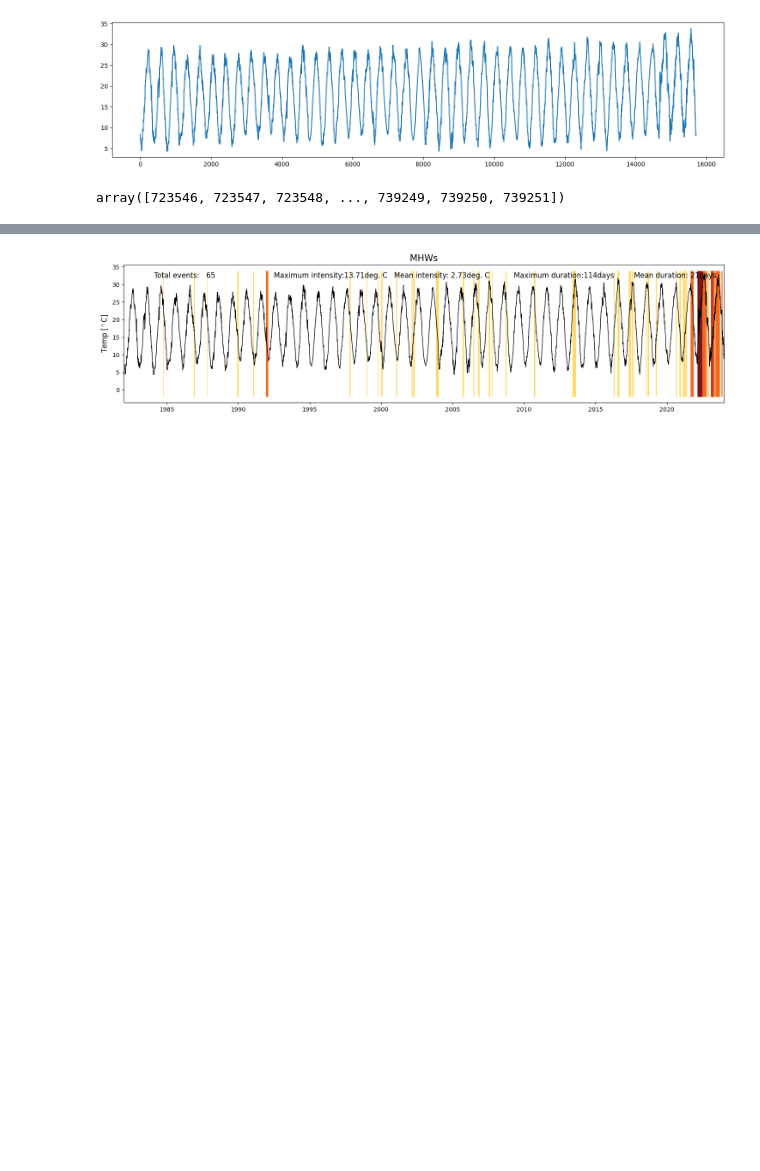
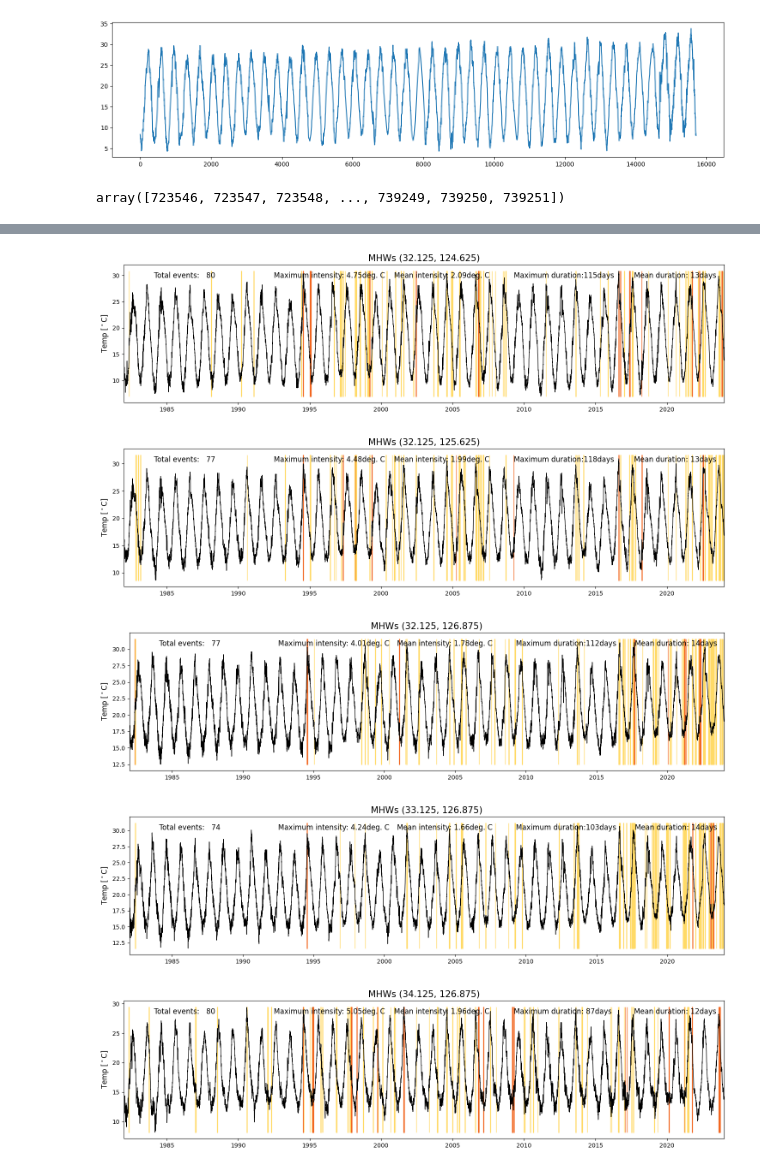
Before and after one commit to astatinegithub/2303_oceanbigdata_project, a Jupyter notebook: MHW_defind_learn.ipynb, the cells around one changed output, grey strips where cells are left out. Drawn from its saved outputs; the diff is of its cells as text; code cells hidden in the pictures; blank space fills up the shorter version.

Commit message:
add other region plot

```diff
--- a/MHW_defind_learn.ipynb
+++ b/MHW_defind_learn.ipynb
@@ -42,7 +42,7 @@ sst.sel(time='2011-01-01', lat=30.125, lon=120.625).values
 array(11.21, dtype=float32)
 # %%
 start_year = 1982
-end_year = 2011
+end_year = 2024
 # %%
 from datetime import datetime, timedelta
 
@@ -108,37 +125,51 @@ col_cat3 =  (203/255, 56/255, 38/255) # Severe
 col_cat4 =  (127/255, 20/255, 22/255)# Extreme
 
 ###
-fig = plt.figure(figsize=(15,4))
-ax = plt.subplot(1,1,1)
-plt.title('MHWs', size=15)
-plt.plot(year_datetime_list, c_sst, 'k-', linewidth=1)
+def make_mhw_plot(lat, lon, date_time_list: list= year_datetime_list, start_y=start_year, end_y=end_year) -> None:
+    sst_ = sst.sel(time=year_list, lat=lat, lon=lon).values
+    Time_Period = [start_year, end_year]
+    mhws, clim = mhw_v2.detect(t, sst_, climatologyPeriod = Time_Period, MHWPeriod = Time_Period, smoothPercentileWidth = 31, pctile = 90)
+    fig = plt.figure(figsize=(15,4))
+    ax = plt.subplot(1,1,1)
+    plt.title(f'MHWs {lat, lon}', size=15)
+    plt.plot(date_time_list, sst_, 'k-', linewidth=1)
 
-# Fill events
-for i in range(mhws['n_events']):
-    t1 = np.where(t==mhws['time_start'][i])[0][0]
-    t2 = np.where(t==mhws['time_end'][i])[0][0]
-    if mhws['category'][i] == 'Moderate':
-        plt.fill_between(year_datetime_list[t1:t2+1], np.nanmin(sst), np.nanmax(sst), color=col_cat1)
-    if mhws['category'][i] == 'Strong':
-        plt.fill_between(year_datetime_list[t1:t2+1], np.nanmin(sst), np.nanmax(sst), color=col_cat2)
-    if mhws['category'][i] == 'Severe':
-        plt.fill_between(year_datetime_list[t1:t2+1], np.nanmin(sst), np.nanmax(sst), color=col_cat3)
-    if mhws['category'][i] == 'Extreme':
-        plt.fill_between(year_datetime_list[t1:t2+1], np.nanmin(sst), np.nanmax(sst), color=col_cat4)
+    # Fill events
+    for i in range(mhws['n_events']):
+        t1 = np.where(t==mhws['time_start'][i])[0][0]
+        t2 = np.where(t==mhws['time_end'][i])[0][0]
+        if mhws['category'][i] == 'Moderate':
+            plt.fill_between(date_time_list[t1:t2+1], np.nanmin(sst_), np.nanmax(sst_), color=col_cat1)
+        if mhws['category'][i] == 'Strong':
+            plt.fill_between(date_time_list[t1:t2+1], np.nanmin(sst_), np.nanmax(sst_), color=col_cat2)
+        if mhws['category'][i] == 'Severe':
+            plt.fill_between(date_time_list[t1:t2+1], np.nanmin(sst_), np.nanmax(sst_), color=col_cat3)
+        if mhws['category'][i] == 'Extreme':
+            plt.fill_between(date_time_list[t1:t2+1], np.nanmin(sst_), np.nanmax(sst_), color=col_cat4)
 
 
-# Stats
-plt.text(0.05, 0.92,'Total events:' + "{:5.0f}".format(mhws['n_events']), ha='left', va='center', transform=ax.transAxes,size=12)
-plt.text(0.25, 0.92,'Maximum intensity:' + "{:5.2f}".format(np.max(mhws['intensity_max'])) + 'deg. C', ha='left', va='center', transform=ax.transAxes,size=12)
-plt.text(0.45, 0.92,'Mean intensity:' + "{:5.2f}".format(np.mean(mhws['intensity_mean'])) + 'deg. C', ha='left', va='center', transform=ax.transAxes,size=12)
-plt.text(0.65, 0.92,'Maximum duration:' + "{:3.0f}".format(np.max(mhws['duration'])) + 'days', ha='left', va='center', transform=ax.transAxes,size=12)
-plt.text(0.85, 0.92,'Mean duration:' + "{:3.0f}".format(np.mean(mhws['duration'])) + 'days', ha='left', va='center', transform=ax.transAxes,size=12)
+    # Stats
+    plt.text(0.05, 0.92,'Total events:' + "{:5.0f}".format(mhws['n_events']), ha='left', va='center', transform=ax.transAxes,size=12)
+    plt.text(0.25, 0.92,'Maximum intensity:' + "{:5.2f}".format(np.max(mhws['intensity_max'])) + 'deg. C', ha='left', va='center', transform=ax.transAxes,size=12)
+    plt.text(0.45, 0.92,'Mean intensity:' + "{:5.2f}".format(np.mean(mhws['intensity_mean'])) + 'deg. C', ha='left', va='center', transform=ax.transAxes,size=12)
+    plt.text(0.65, 0.92,'Maximum duration:' + "{:3.0f}".format(np.max(mhws['duration'])) + 'days', ha='left', va='center', transform=ax.transAxes,size=12)
+    plt.text(0.85, 0.92,'Mean duration:' + "{:3.0f}".format(np.mean(mhws['duration'])) + 'days', ha='left', va='center', transform=ax.transAxes,size=12)
 
 
-plt.ylabel(r'Temp [$^\circ$C]',size=12)
-plt.xlim(datetime.datetime(start_year,1,1), datetime.datetime(end_year,1,1))
-plt.tight_layout()
+    plt.ylabel(r'Temp [$^\circ$C]',size=12)
+    plt.xlim(datetime.datetime(start_y,1,1), datetime.datetime(end_y,1,1))
+    plt.tight_layout()
 
-plt.show()
+    plt.show()
-# %% [output]
-[figure, removed]
+# %%
+make_mhw_plot(32.125, 124.625)
+make_mhw_plot(32.125, 125.625)
+make_mhw_plot(32.125, 126.875)
+make_mhw_plot(33.125, 126.875)
+make_mhw_plot(34.125, 126.875)
+# %% [output]
+[figure, added]
+[figure, added]
+[figure, added]
+[figure, added]
+[figure, added]
```
Also changed, not shown: parts of 1 cell of this notebook, 1 other file.
